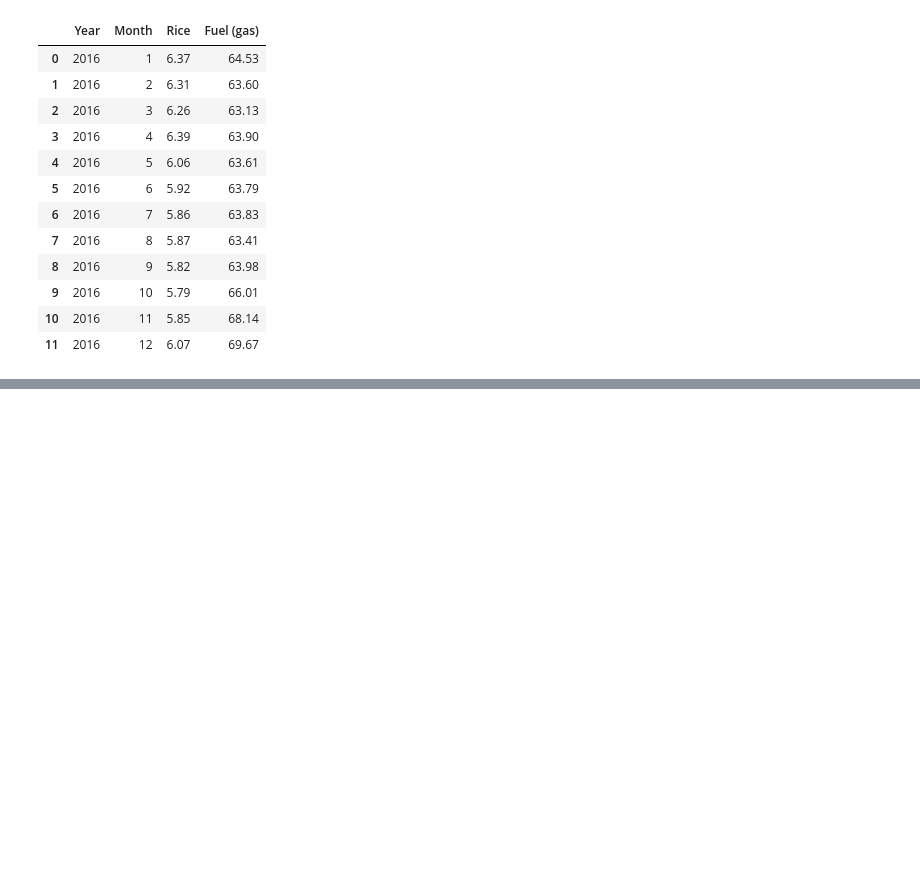
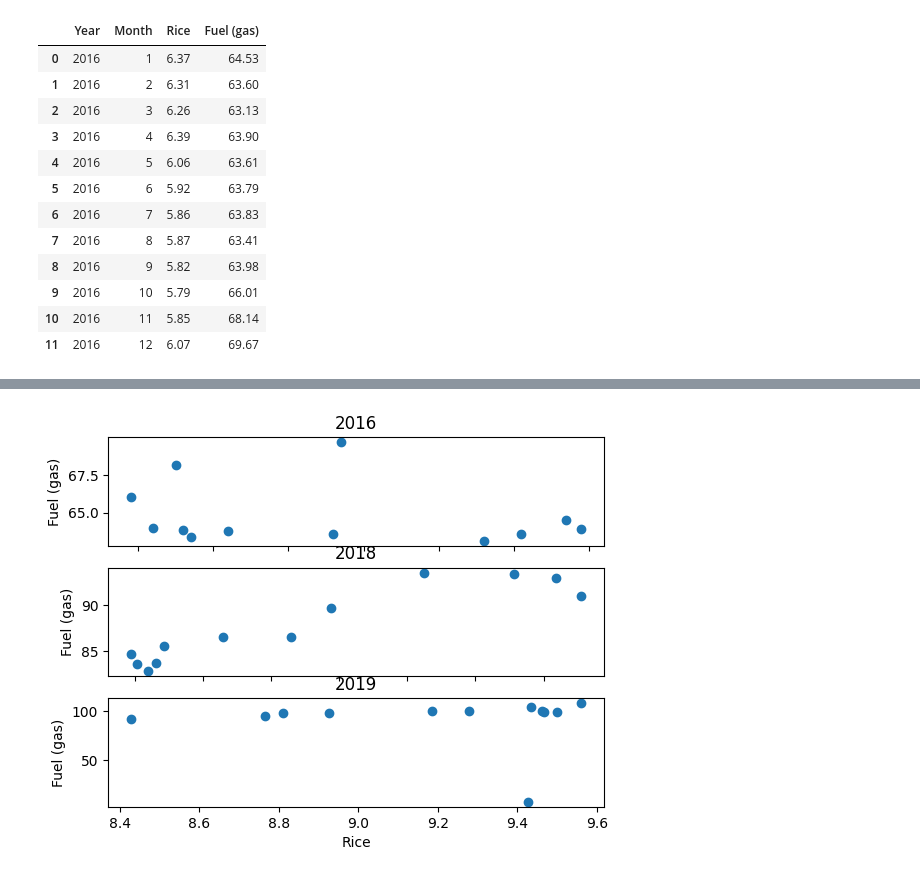
Before and after one commit to luuvu1396/DA_CODEgym, a Jupyter notebook: [Thực_hành]_Vẽ_đồ_thị_kết_hợp_–_Food_Price_in_Turkey.ipynb, the cells around one changed output, grey strips where cells are left out. Saved outputs shown, nothing was run; the diff lists cells and outputs as text; code cells hidden in the pictures; blank space fills up the shorter version.

```diff
--- a/[Thực_hành]_Vẽ_đồ_thị_kết_hợp_–_Food_Price_in_Turkey.ipynb
+++ b/[Thực_hành]_Vẽ_đồ_thị_kết_hợp_–_Food_Price_in_Turkey.ipynb
@@ -192,0 +186,19 @@ plt.show()
+# %%
+fig, ax = plt.subplots(3)
+ax[0].scatter(df11['Rice'], df11['Fuel (gas)'])
+ax[0].set_title('2016')
+ax[0].set_ylabel('Fuel (gas)')
+ax[0].set_xticklabels([])
+
+ax[1].scatter(df12['Rice'], df12['Fuel (gas)'])
+ax[1].set_title('2018')
+ax[1].set_ylabel('Fuel (gas)')
+ax[1].set_xticklabels([])
+
+ax[2].scatter(df13['Rice'], df13['Fuel (gas)'])
+ax[2].set_title('2019')
+ax[2].set_ylabel('Fuel (gas)')
+ax[2].set_xlabel('Rice')
+plt.show()
+# %% [output]
+[figure, added]
```
Also changed, not shown: parts of 3 cells of this notebook.
